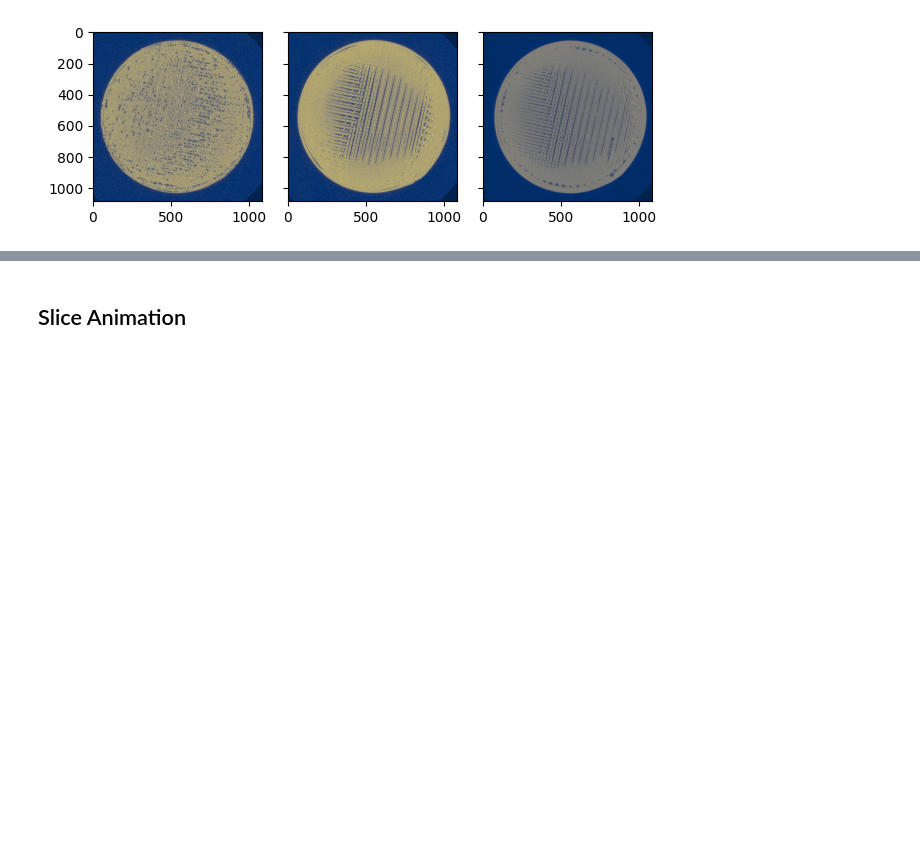
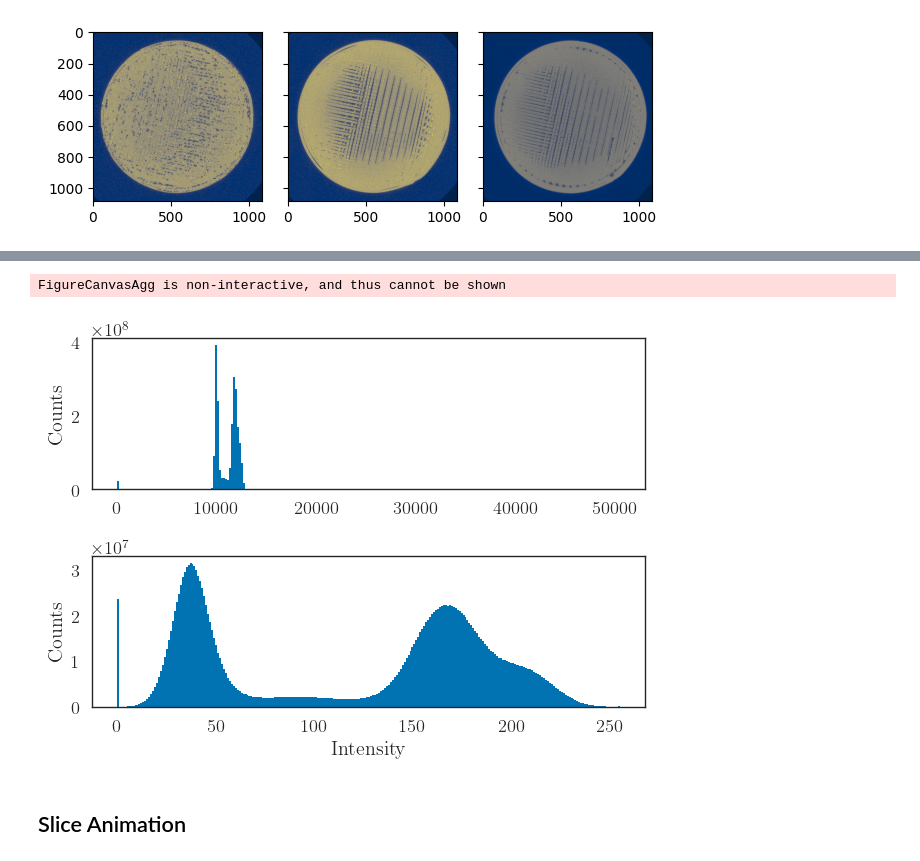
Before and after one commit to tpasfieldERAU/MA390-490_PNNL, a Jupyter notebook: datavis.ipynb, the cells around one changed output, grey strips where cells are left out. Saved outputs shown, nothing was run; the diff lists cells and outputs as text; code cells hidden in the pictures; blank space fills up the shorter version.

```diff
--- a/datavis.ipynb
+++ b/datavis.ipynb
@@ -29,3 +62,17 @@ FigureCanvasAgg is non-interactive, and thus cannot be shown
+# %%
+fig, axs = plt.subplots(2,1)
+axs[0].stairs(fp_counts, fp_bins, fill=True)
+axs[0].set_ylabel("Counts")
+
+axs[1].stairs(rp_counts, rp_bins, fill=True)
+axs[1].set_xlabel("Intensity")
+axs[1].set_ylabel("Counts")
+
+fig.tight_layout()
+fig.show()
+# %% [output]
+FigureCanvasAgg is non-interactive, and thus cannot be shown
+[figure, added]
 # %% [markdown]
 ## Slice Animation
 # %%
```
Also changed, not shown: parts of 5 cells of this notebook, 4 other files.
